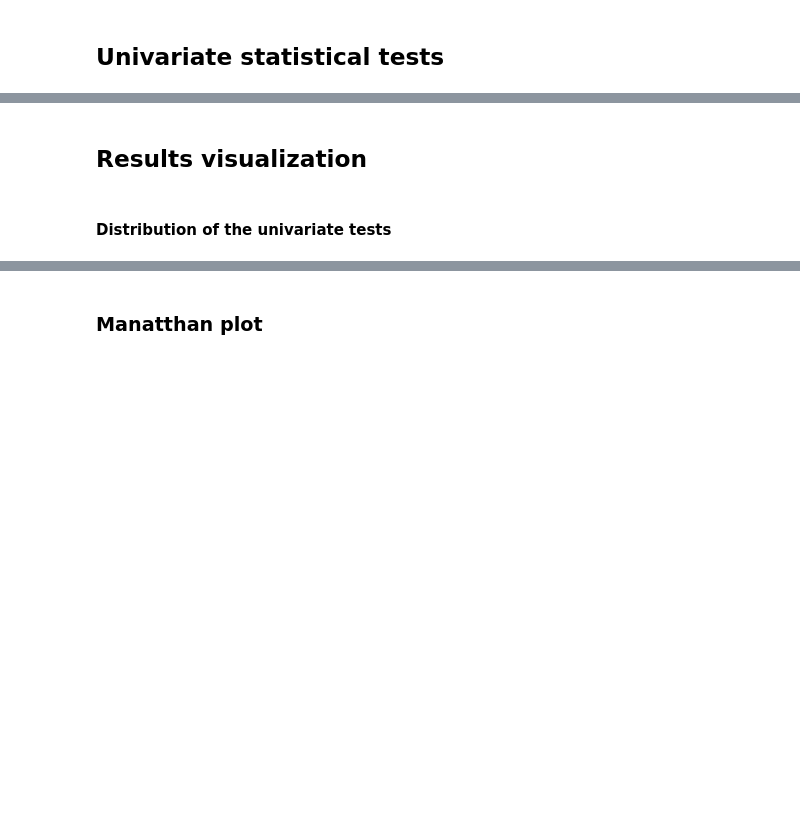
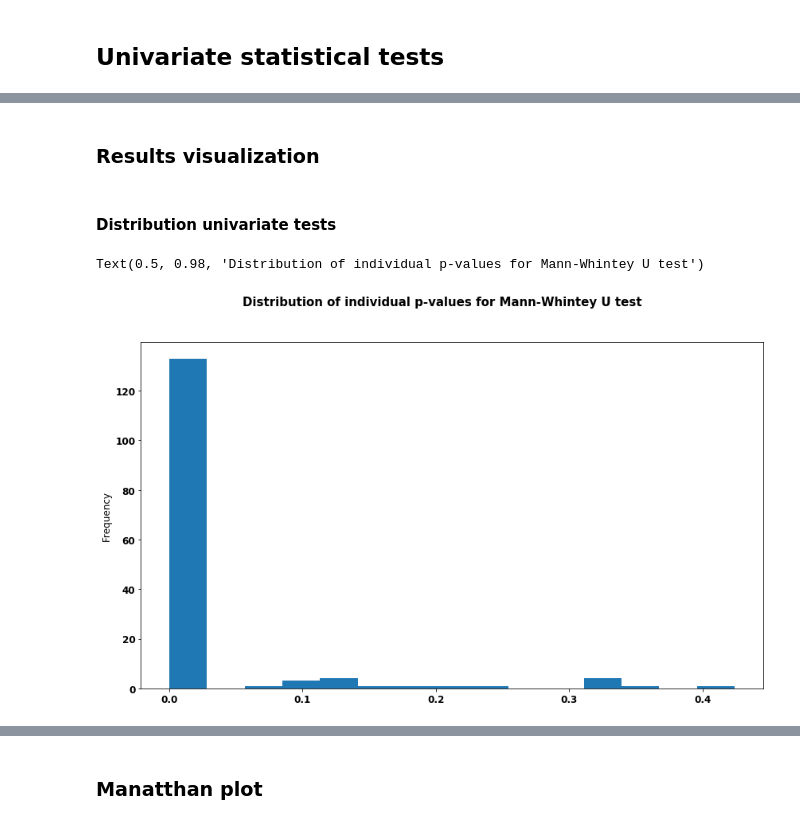
Before and after one commit to hms-dbmi/PIC-SURE_API-BioDataCatalyst-examples, a Jupyter notebook: PheWAS_py.ipynb, the cells around one changed output, grey strips where cells are left out. Drawn from its saved outputs; the diff is of its cells as text; code cells hidden in the pictures; blank space fills up the shorter version.

```diff
--- a/PheWAS_py.ipynb
+++ b/PheWAS_py.ipynb
@@ -286,0 +463,4 @@ categorical_varnames.remove(gene_name)
+# %%
+mask_categories = variablesDict.loc[mask_vars,"categorical"] == True
+categorical_varnames = variablesDict.loc[mask_vars,:].loc[mask_categories, "varName"].tolist()
+continuous_varnames = variablesDict.loc[mask_vars,:].loc[~mask_categories, "varName"].tolist()
@@ -286,0 +472,3 @@ categorical_varnames.remove(gene_name)
+# %%
+trait_name = variablesDict.loc[variablesDict["simplified_varName"] == "00 Affection status", "varName"].values[0]
+categorical_varnames.remove(trait_name)
@@ -286,0 +477,4 @@ categorical_varnames.remove(gene_name)
+# %%
+mask_trait_name = facts[trait_name].isin(["Case", "Control"])
+facts = facts.loc[mask_trait_name,:]
+print("Control: {0} individuals\nCase: {1} individuals".format(*facts[trait_name].value_counts().tolist()))
@@ -369,5 +569,13 @@ skipping nan
 # %% [markdown]
-## Results visualization
+### Results visualization
 # %% [markdown]
-#### Distribution of the univariate tests
+#### Distribution univariate tests
+# %%
+pd.Series([v for v in dic_mannwhitneyu.values()]).plot.hist(bins=15)
+plt.suptitle("Distribution of individual p-values for Mann-Whintey U test",
+             weight="bold",
+            fontsize=15)
+# %% [output]
+Text(0.5, 0.98, 'Distribution of individual p-values for Mann-Whintey U test')
+[figure, added]
 # %%
```
Also changed, not shown: parts of 176 cells of this notebook, 4 other files.
